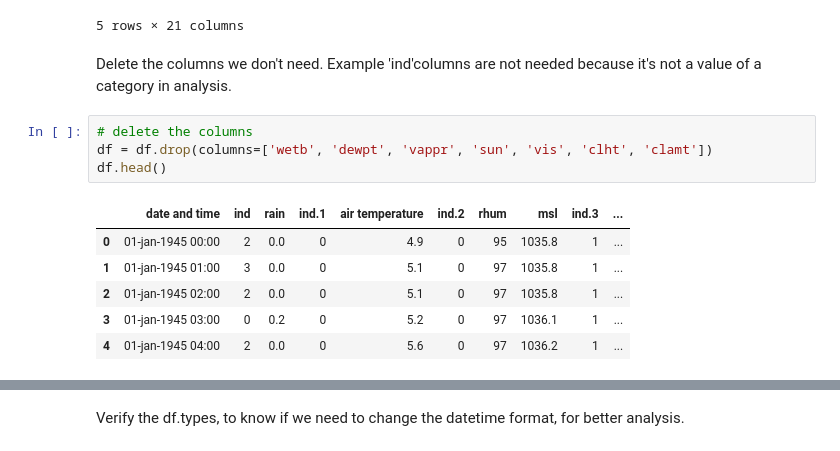
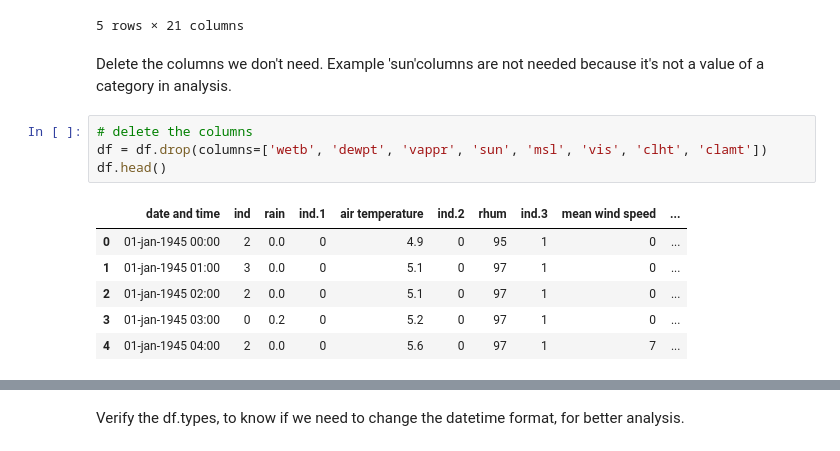
Before and after one commit to tanyasanjuan/pfda-project, a Jupyter notebook: wind.ipynb, the cells around one changed output, grey strips where cells are left out. Saved outputs shown, nothing was run; the diff lists cells and outputs as text.

```diff
--- a/wind.ipynb
+++ b/wind.ipynb
@@ -107,15 +107,15 @@ df.head()
 | 4 | 01-jan-1945 04:00 | 2 | 0.0 | 0 | 5.6 | 0 | 5.4 | 5.0 | 8.8 | ... |
 5 rows × 21 columns
 # %% [markdown]
-Delete the columns we don't need. Example 'ind'columns are not needed because it's not a value of a category in analysis.
+Delete the columns we don't need. Example 'sun'columns are not needed because it's not a value of a category in analysis.
 # %%
 # delete the columns
-df = df.drop(columns=['wetb', 'dewpt', 'vappr', 'sun', 'vis', 'clht', 'clamt'])
+df = df.drop(columns=['wetb', 'dewpt', 'vappr', 'sun', 'msl', 'vis', 'clht', 'clamt'])
 df.head()
 # %% [output]
-|  | date and time | ind | rain | ind.1 | air temperature | ind.2 | rhum | msl | ind.3 | ... |
-| 0 | 01-jan-1945 00:00 | 2 | 0.0 | 0 | 4.9 | 0 | 95 | 1035.8 | 1 | ... |
-| 1 | 01-jan-1945 01:00 | 3 | 0.0 | 0 | 5.1 | 0 | 97 | 1035.8 | 1 | ... |
-| 2 | 01-jan-1945 02:00 | 2 | 0.0 | 0 | 5.1 | 0 | 97 | 1035.8 | 1 | ... |
-| 3 | 01-jan-1945 03:00 | 0 | 0.2 | 0 | 5.2 | 0 | 97 | 1036.1 | 1 | ... |
-| 4 | 01-jan-1945 04:00 | 2 | 0.0 | 0 | 5.6 | 0 | 97 | 1036.2 | 1 | ... |
+|  | date and time | ind | rain | ind.1 | air temperature | ind.2 | rhum | ind.3 | mean wind speed | ... |
+| 0 | 01-jan-1945 00:00 | 2 | 0.0 | 0 | 4.9 | 0 | 95 | 1 | 0 | ... |
+| 1 | 01-jan-1945 01:00 | 3 | 0.0 | 0 | 5.1 | 0 | 97 | 1 | 0 | ... |
+| 2 | 01-jan-1945 02:00 | 2 | 0.0 | 0 | 5.1 | 0 | 97 | 1 | 0 | ... |
+| 3 | 01-jan-1945 03:00 | 0 | 0.2 | 0 | 5.2 | 0 | 97 | 1 | 0 | ... |
+| 4 | 01-jan-1945 04:00 | 2 | 0.0 | 0 | 5.6 | 0 | 97 | 1 | 7 | ... |
```
Also changed, not shown: parts of 8 cells of this notebook.
